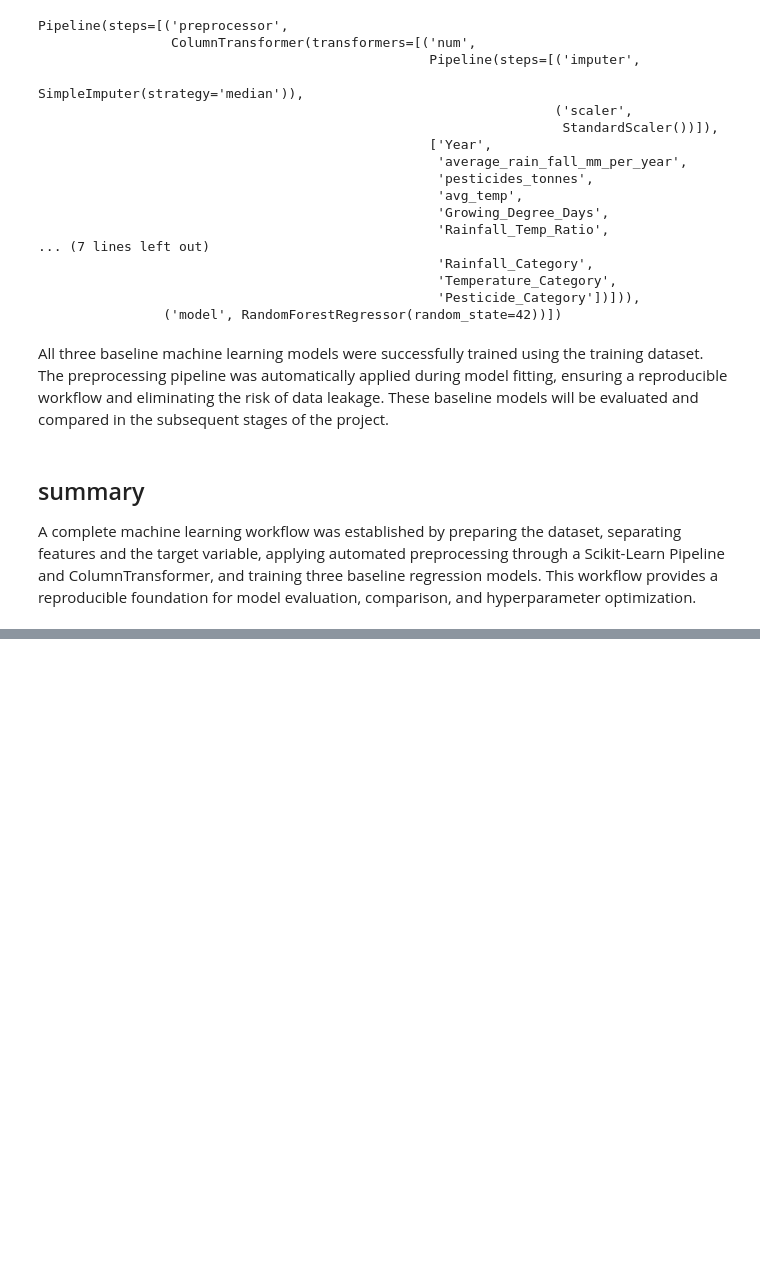
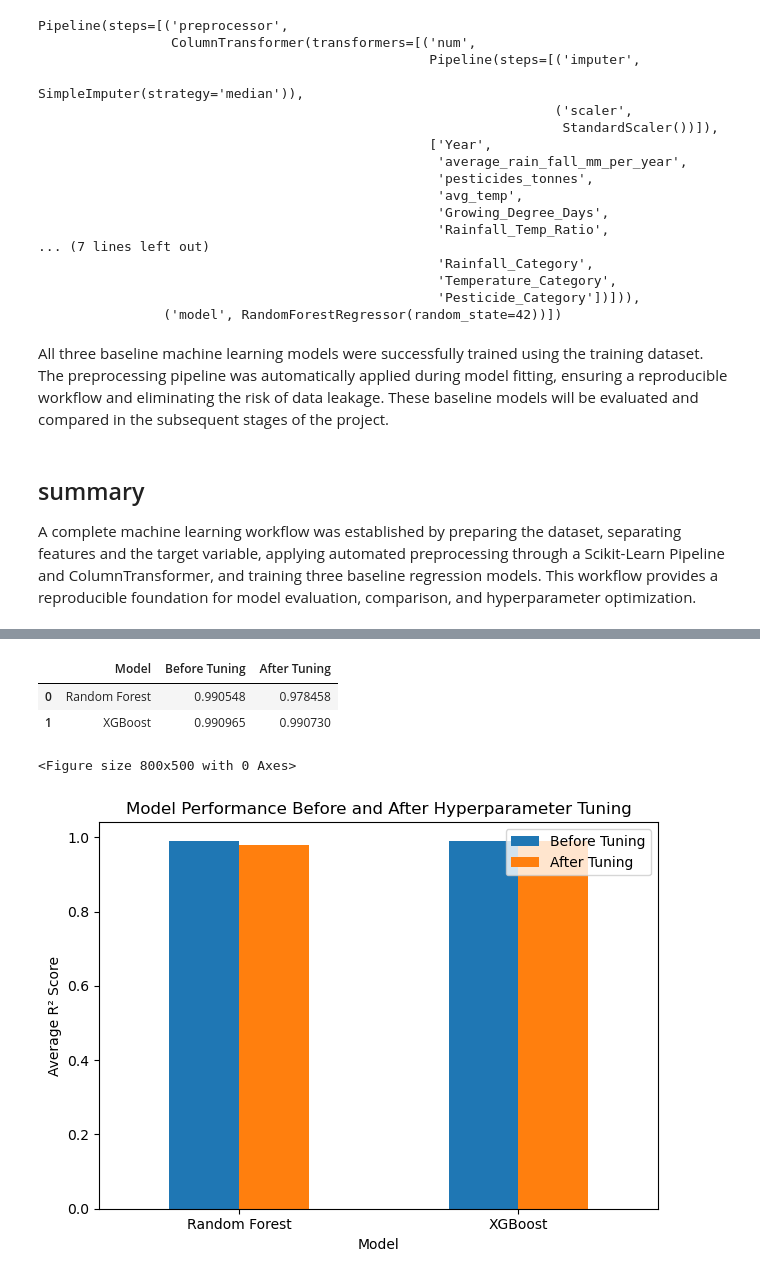
Before and after one commit to nidhi-yadav20799/CropYield-Predictor-Agricultural-Intelligence, a Jupyter notebook: notebooks/01_Data_Preprocessing_EDA.ipynb, the cells around one changed output, grey strips where cells are left out. Saved outputs shown, nothing was run; the diff lists cells and outputs as text; code cells hidden in the pictures; blank space fills up the shorter version.

```diff
--- a/notebooks/01_Data_Preprocessing_EDA.ipynb
+++ b/notebooks/01_Data_Preprocessing_EDA.ipynb
@@ -1305,0 +1627,45 @@ A complete machine learning workflow was established by preparing the dataset, s
+# %%
+tuning_results = pd.DataFrame({
+    "Model": [
+        "Random Forest",
+        "XGBoost"
+    ],
+    "Before Tuning": [
+        cv_results["Random Forest"],
+        cv_results["XGBoost"]
+    ],
+    "After Tuning": [
+        rf_search.best_score_,
+        xgb_search.best_score_
+    ]
+})
+
+tuning_results
+# %% [output]
+|  | Model | Before Tuning | After Tuning |
+| 0 | Random Forest | 0.990548 | 0.978458 |
+| 1 | XGBoost | 0.990965 | 0.990730 |
+# %%
+plt.figure(figsize=(8,5))
+
+comparison = tuning_results.set_index("Model")
+
+comparison.plot(kind="bar")
+
+plt.ylabel("Average R² Score")
+plt.title("Model Performance Before and After Hyperparameter Tuning")
+
+plt.xticks(rotation=0)
+
+plt.tight_layout()
+
+plt.savefig(
+    "../images/hyperparameter_tuning_comparison.png",
+    dpi=300,
+    bbox_inches="tight"
+)
+
+plt.show()
+# %% [output]
+<Figure size 800x500 with 0 Axes>
+[figure, added]
```
Also changed, not shown: parts of 27 cells of this notebook, 5 other files.
